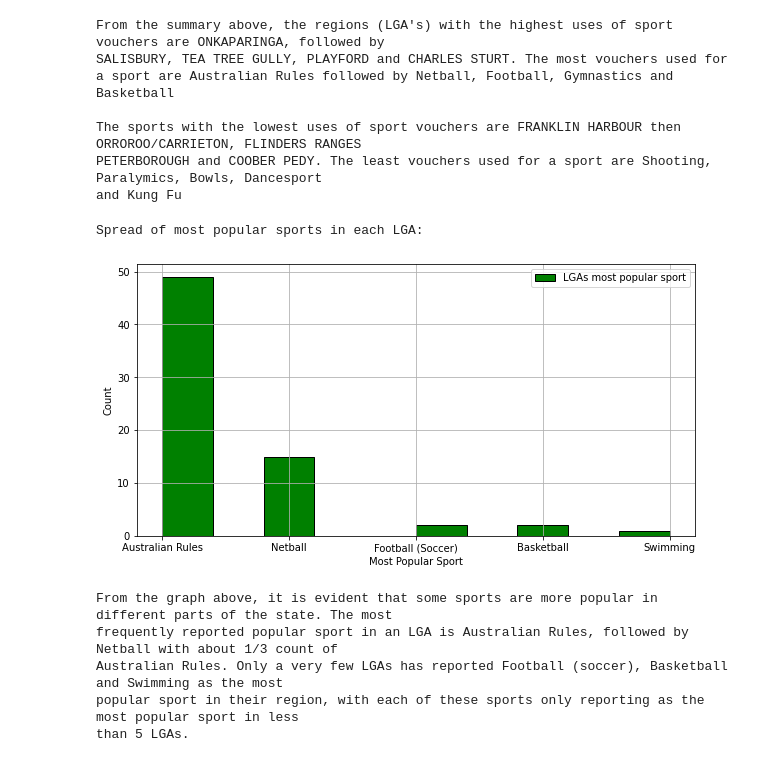
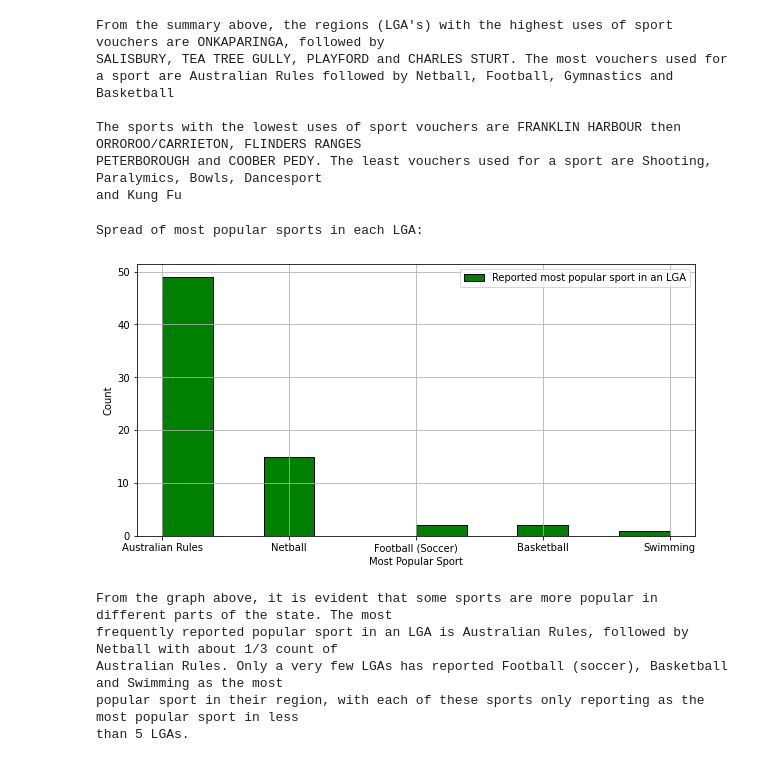
Before and after one commit to MQCOMP2200-S2-2021/data-science-portfolio-JoeB-cybersecurity, a Jupyter notebook: Portfolio 2.ipynb, the cells around one changed output. Drawn from its saved outputs; the diff is of its cells as text; code cells hidden in the pictures.

```diff
--- a/Portfolio 2.ipynb
+++ b/Portfolio 2.ipynb
@@ -192,14 +191,14 @@ combine = [LGA_pop,Sport]
 df = pd.DataFrame(data=combine)
 # %%
 plt.figure(figsize=(10,5))
-df.iloc[1].hist(color='green', edgecolor='black', label="LGAs most popular sport")
+df.iloc[1].hist(color='green', edgecolor='black', label="Reported most popular sport in an LGA")
 plt.xlabel('Most Popular Sport')
 plt.ylabel('Count')
 plt.legend()
 print("Spread of most popular sports in each LGA:")
 # %% [output]
 Spread of most popular sports in each LGA:
-[figure, old version]
+[figure, new version]
 # %%
 print("From the graph above, it is evident that some sports are more popular in different parts of the state. The "
       "most\nfrequently reported popular sport in an LGA is Australian Rules, followed by Netball with about 1/3 count of\n"
```
Also changed, not shown: parts of 10 cells of this notebook.
